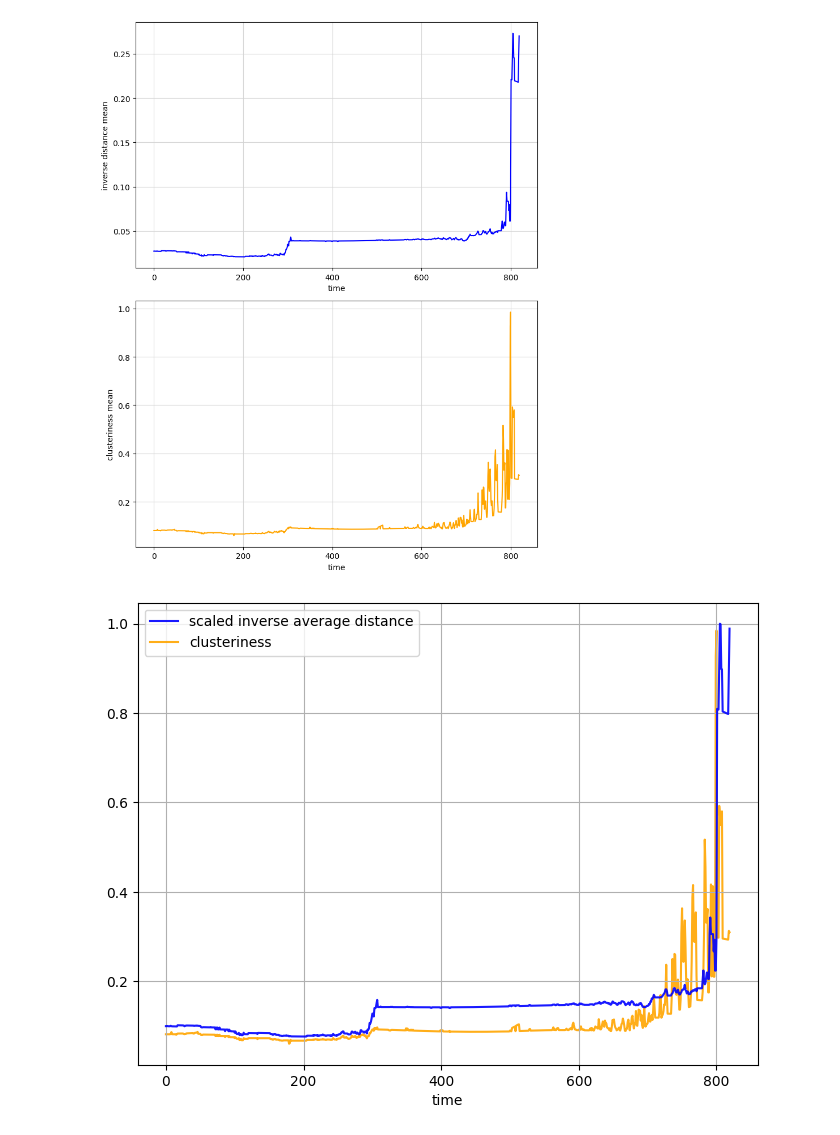
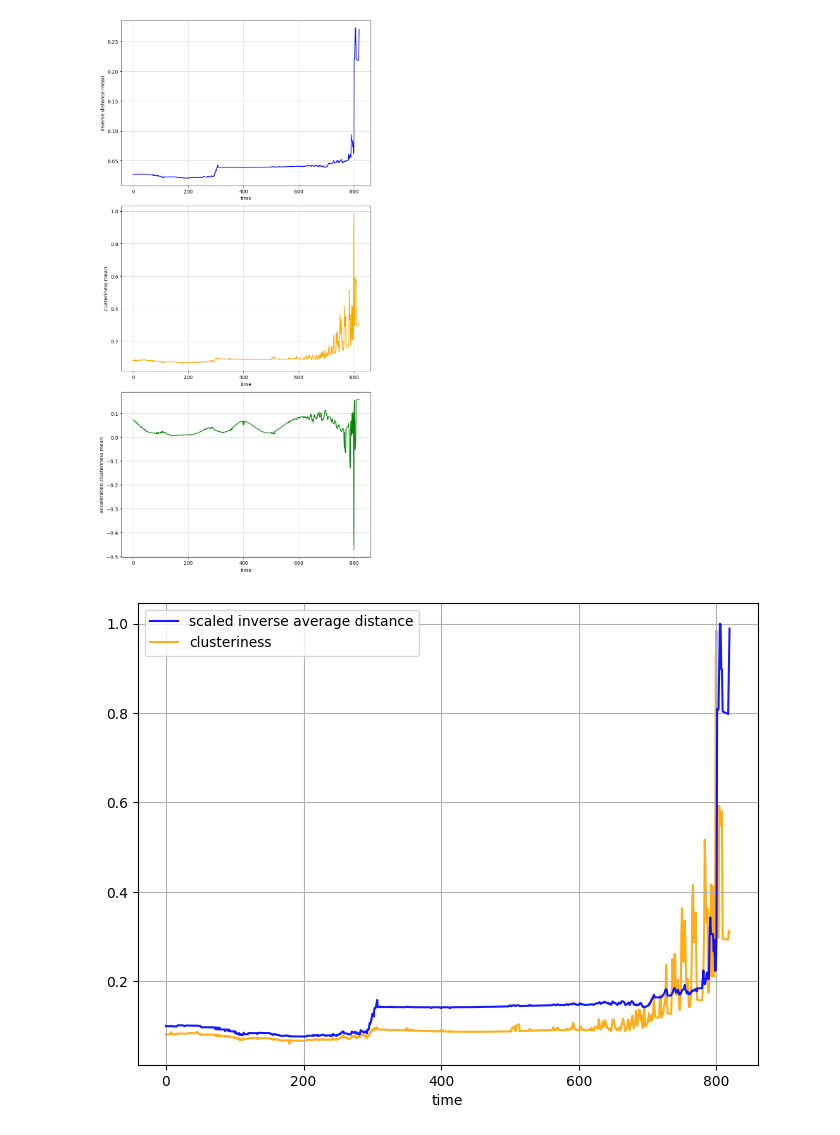
Before and after one commit to louisvonleitner/geese-orderedness, a Jupyter notebook: data_acquisition/plotting_data.ipynb, the cells around one changed output. Saved outputs shown, nothing was run; the diff lists cells and outputs as text; code cells hidden in the pictures.

Commit message:
added acceleration clusteriness calculation and plotting

```diff
--- a/data_acquisition/plotting_data.ipynb
+++ b/data_acquisition/plotting_data.ipynb
@@ -29,6 +29,7 @@ def read_frames_from_csv(filename):
 # Usage
 distance_matrices = read_frames_from_csv('distance_matrices.csv')
 clusteriness_matrices = read_frames_from_csv('clusteriness_matrices.csv')
+acceleration_clusteriness_matrices = read_frames_from_csv('acceleration_clusteriness_matrices.csv')
 # %%
 # average distances
 
@@ -86,42 +114,55 @@ max_clusteriness_means = np.array(max_clusteriness_means)
 # %%
 # Create the figure and a 1x2 grid of subplots
-fig, axes = plt.subplots(2, 1, figsize=(8, 10))
+fig, axes = plt.subplots(3, 1, figsize=(8, 16))
 
 # --- Subplot 1: Scatter Plot (Analogous to Figure S10 A) ---
 ax1 = axes[0]
-
 ax2 = axes[1]
+ax3 = axes[2]
 
 # Plot the data
 sns.lineplot(
     x=[i for i in range(len(inverse_distance_means))],
     y=inverse_distance_means,
     color='blue',
     ax=ax1
 )
 
 ax1.set_xlabel('time')
 ax1.set_ylabel('inverse distance mean')
 ax1.grid(color='lightgrey')
 
 sns.lineplot(
     x=[i for i in range(len(clusteriness_means))],
     y=clusteriness_means,
     color='orange',
     ax=ax2
 )
 
 ax2.set_xlabel('time')
 ax2.set_ylabel('clusteriness mean')
 ax2.grid(color='lightgrey')
 
+sns.lineplot(
+    x=[i for i in range(len(acceleration_clusteriness_means))],
+    y=acceleration_clusteriness_means,
+    color='green',
+    ax=ax3
+)
+
+ax3.set_xlabel('time')
+ax3.set_ylabel('acceleration clusteriness mean')
+ax3.grid(color='lightgrey')
+
+
+
 # Adjust layout to prevent overlap
 plt.tight_layout()
 
 # Display the figure
 plt.show()
 # %% [output]
-[figure, old version]
+[figure, new version]
 # %%
 fig = plt.figure(figsize=(8, 6))
 
```
Also changed, not shown: parts of 7 cells of this notebook, 1 other file.
